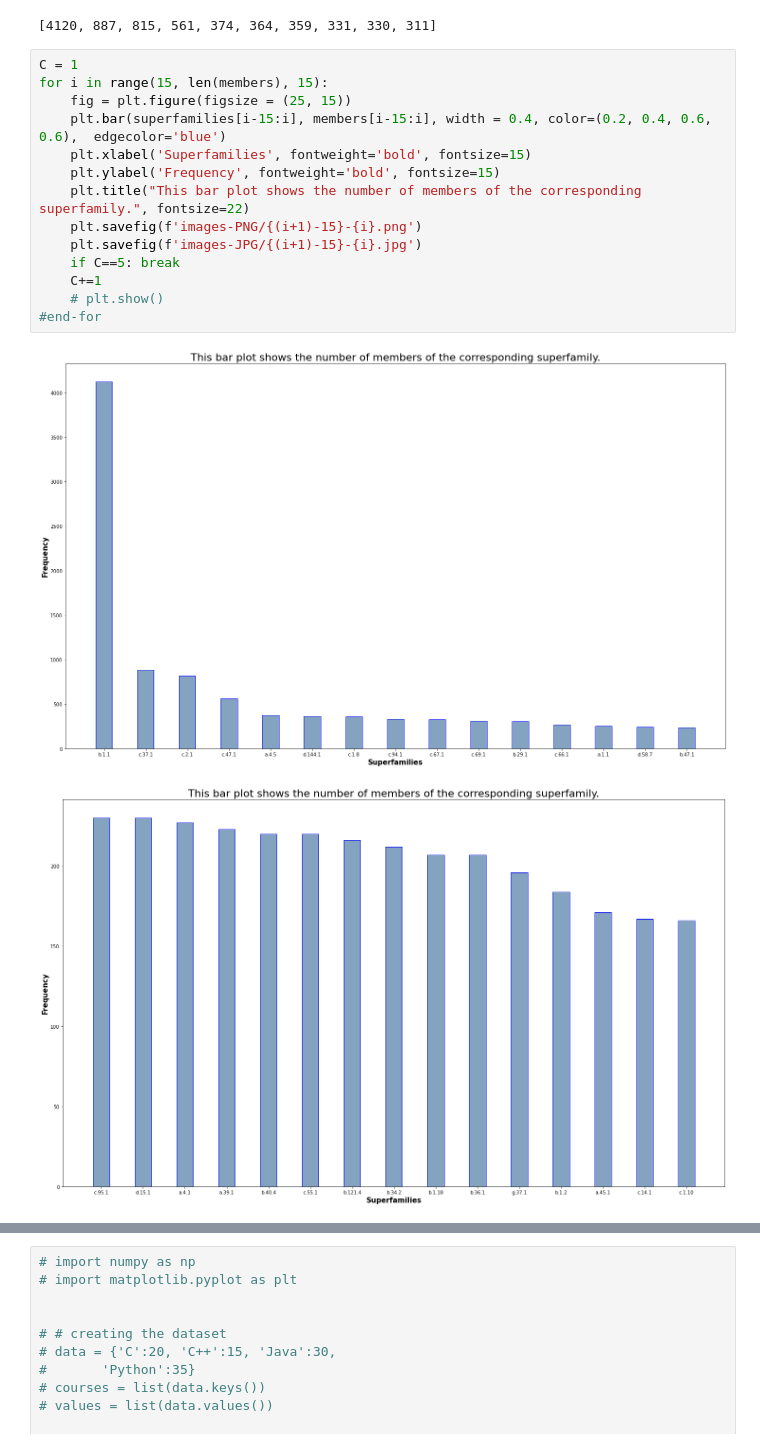
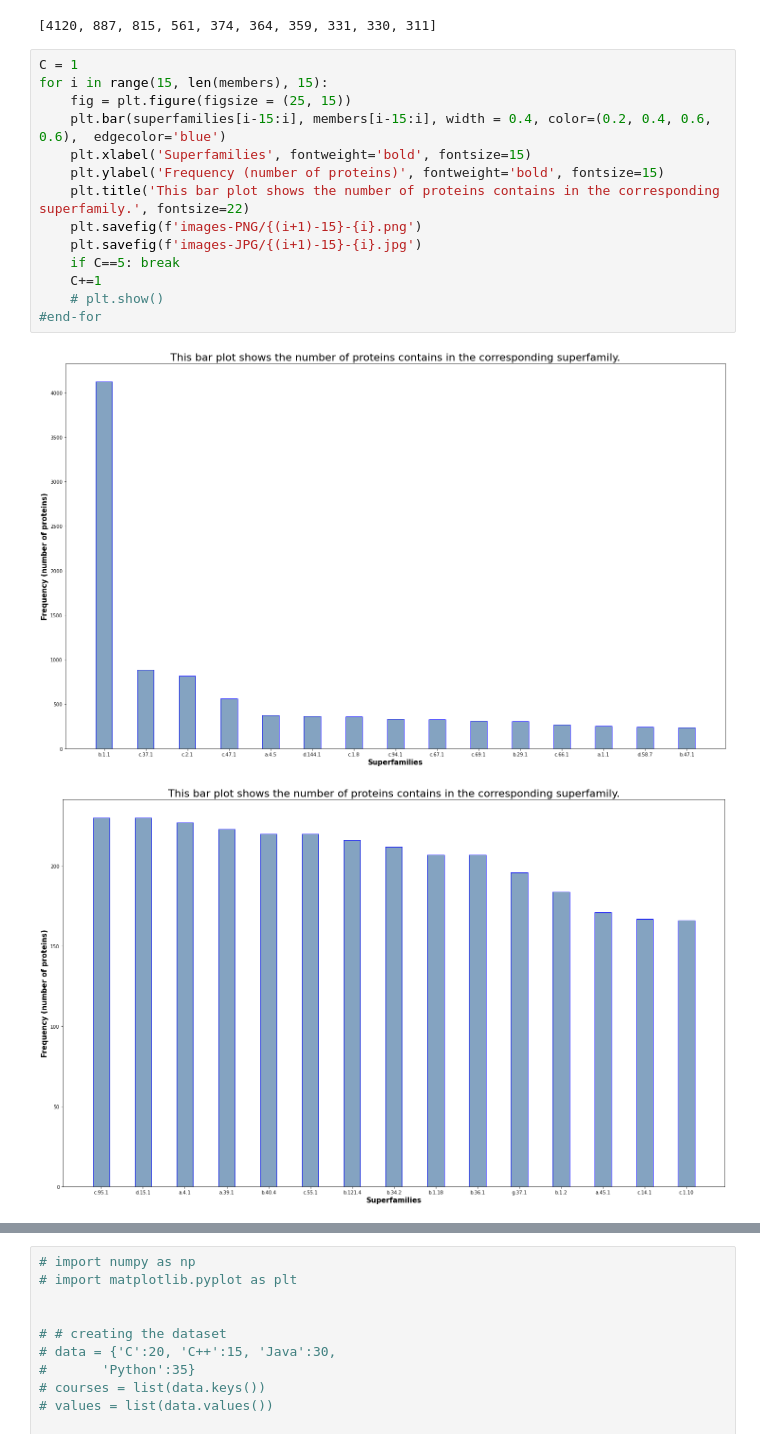
Before and after one commit to mrzResearchArena/esm-embedding-clustering, a Jupyter notebook: choose-K-clusters.ipynb, the cells around one changed output, grey strips where cells are left out. Cells and saved outputs as stored; diff of their text form.

Commit message:
The title of bar plat has been changed.

```diff
--- a/choose-K-clusters.ipynb
+++ b/choose-K-clusters.ipynb
@@ -98,17 +98,17 @@ members[0:10]
 # %%
 C = 1
 for i in range(15, len(members), 15):
     fig = plt.figure(figsize = (25, 15))
     plt.bar(superfamilies[i-15:i], members[i-15:i], width = 0.4, color=(0.2, 0.4, 0.6, 0.6),  edgecolor='blue')
     plt.xlabel('Superfamilies', fontweight='bold', fontsize=15)
-    plt.ylabel('Frequency', fontweight='bold', fontsize=15)
-    plt.title("This bar plot shows the number of members of the corresponding superfamily.", fontsize=22)
+    plt.ylabel('Frequency (number of proteins)', fontweight='bold', fontsize=15)
+    plt.title('This bar plot shows the number of proteins contains in the corresponding superfamily.', fontsize=22)
     plt.savefig(f'images-PNG/{(i+1)-15}-{i}.png')
     plt.savefig(f'images-JPG/{(i+1)-15}-{i}.jpg')
     if C==5: break
     C+=1
     # plt.show()
 #end-for
 # %% [output]
-[figure, old version]
+[figure, new version]
-[figure, old version]
+[figure, new version]
```
Also changed, not shown: parts of 1 cell of this notebook.
